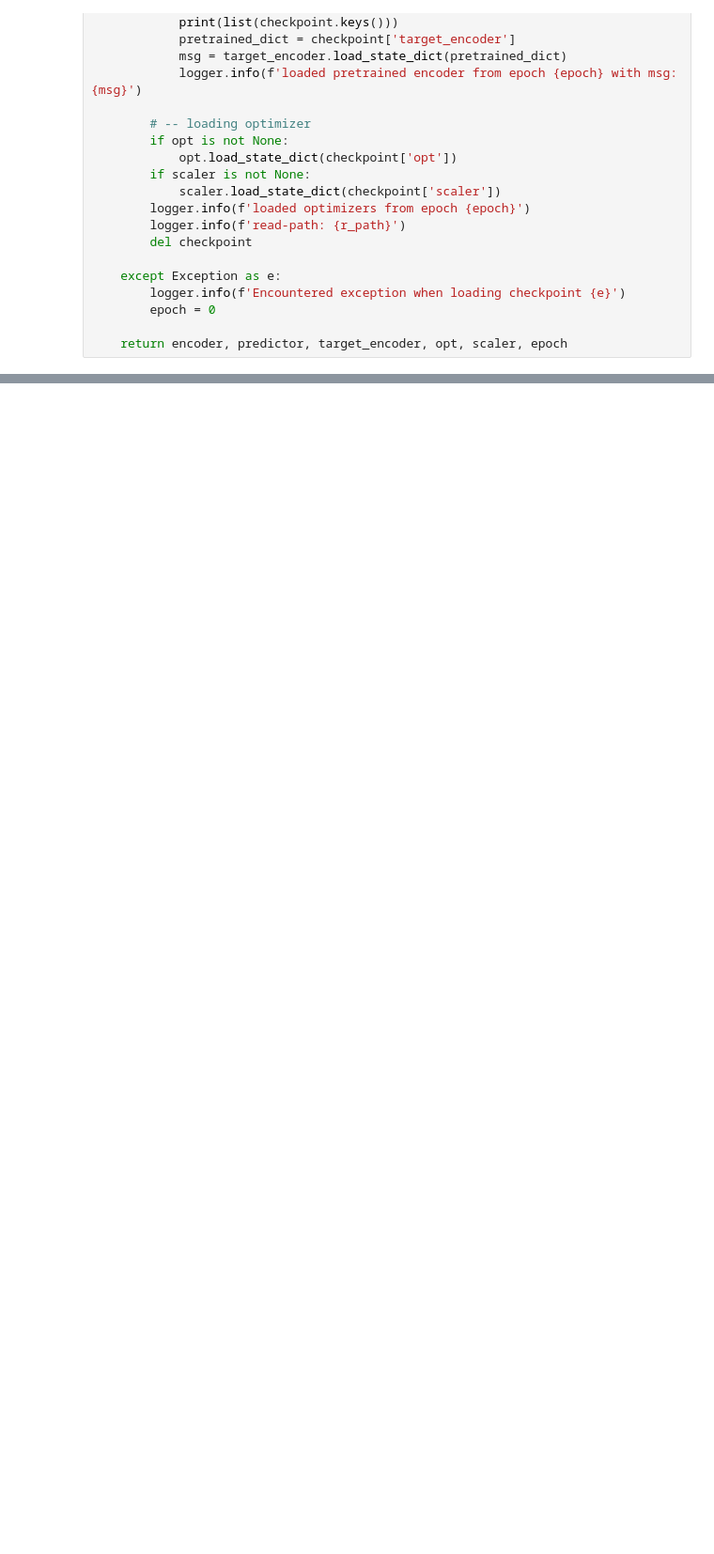
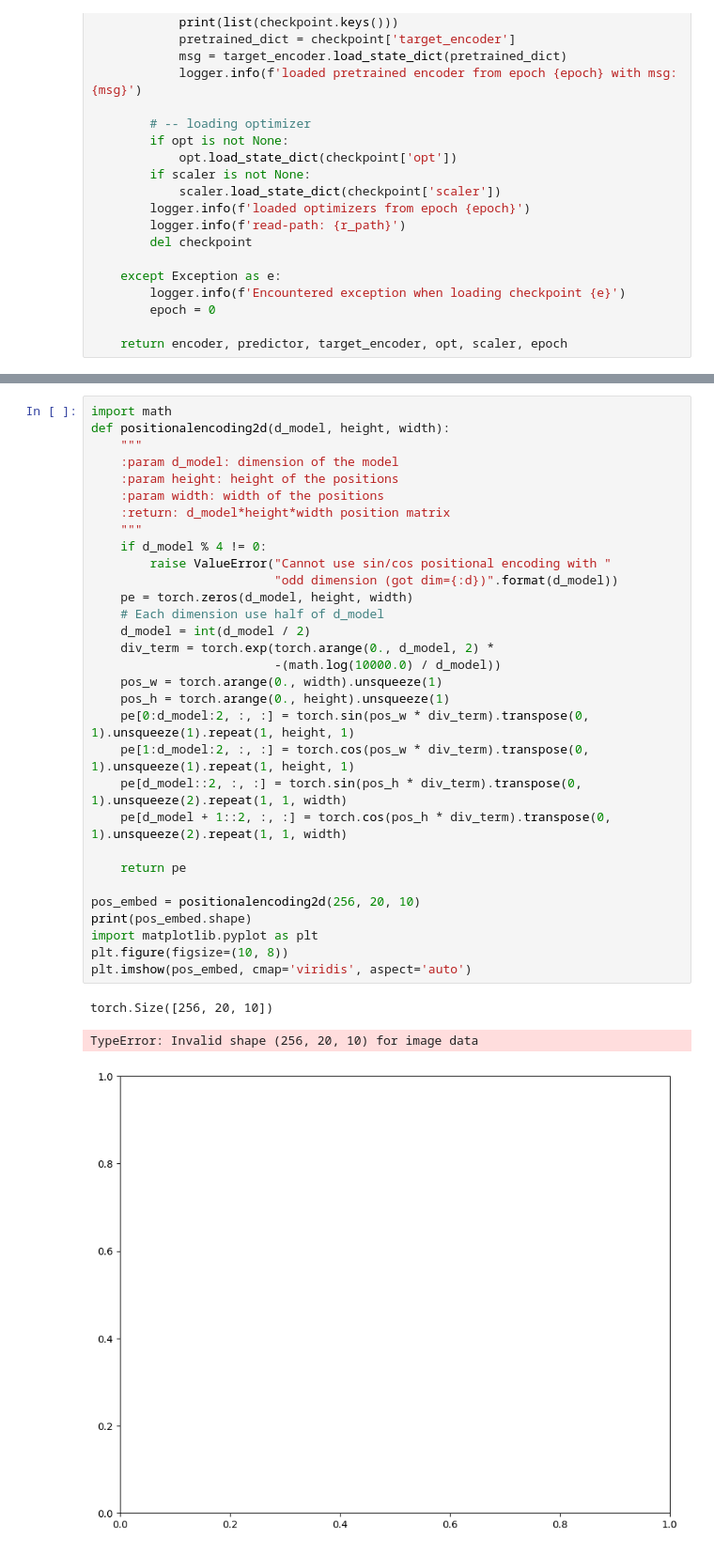
Before and after one commit to omerAJ/Hyb-STEX, a Jupyter notebook: eval_pretrainingV2.ipynb, the cells around one changed output, grey strips where cells are left out. Shown at 94% size. Cells and saved outputs as stored; diff of their text form; blank space fills up the shorter version.

```diff
--- a/eval_pretrainingV2.ipynb
+++ b/eval_pretrainingV2.ipynb
@@ -397,0 +541,35 @@ att_modified = keep_top_8_vectorized(att)
+# %%
+import math
+def positionalencoding2d(d_model, height, width):
+    """
+    :param d_model: dimension of the model
+    :param height: height of the positions
+    :param width: width of the positions
+    :return: d_model*height*width position matrix
+    """
+    if d_model % 4 != 0:
+        raise ValueError("Cannot use sin/cos positional encoding with "
+                         "odd dimension (got dim={:d})".format(d_model))
+    pe = torch.zeros(d_model, height, width)
+    # Each dimension use half of d_model
+    d_model = int(d_model / 2)
+    div_term = torch.exp(torch.arange(0., d_model, 2) *
+                         -(math.log(10000.0) / d_model))
+    pos_w = torch.arange(0., width).unsqueeze(1)
+    pos_h = torch.arange(0., height).unsqueeze(1)
+    pe[0:d_model:2, :, :] = torch.sin(pos_w * div_term).transpose(0, 1).unsqueeze(1).repeat(1, height, 1)
+    pe[1:d_model:2, :, :] = torch.cos(pos_w * div_term).transpose(0, 1).unsqueeze(1).repeat(1, height, 1)
+    pe[d_model::2, :, :] = torch.sin(pos_h * div_term).transpose(0, 1).unsqueeze(2).repeat(1, 1, width)
+    pe[d_model + 1::2, :, :] = torch.cos(pos_h * div_term).transpose(0, 1).unsqueeze(2).repeat(1, 1, width)
+
+    return pe
+
+pos_embed = positionalencoding2d(256, 20, 10)
+print(pos_embed.shape)
+import matplotlib.pyplot as plt
+plt.figure(figsize=(10, 8))
+plt.imshow(pos_embed, cmap='viridis', aspect='auto')
+# %% [output]
+torch.Size([256, 20, 10])
+TypeError: Invalid shape (256, 20, 10) for image data
+[figure, added]
```
Also changed, not shown: parts of 9 cells of this notebook, 6 other files.
